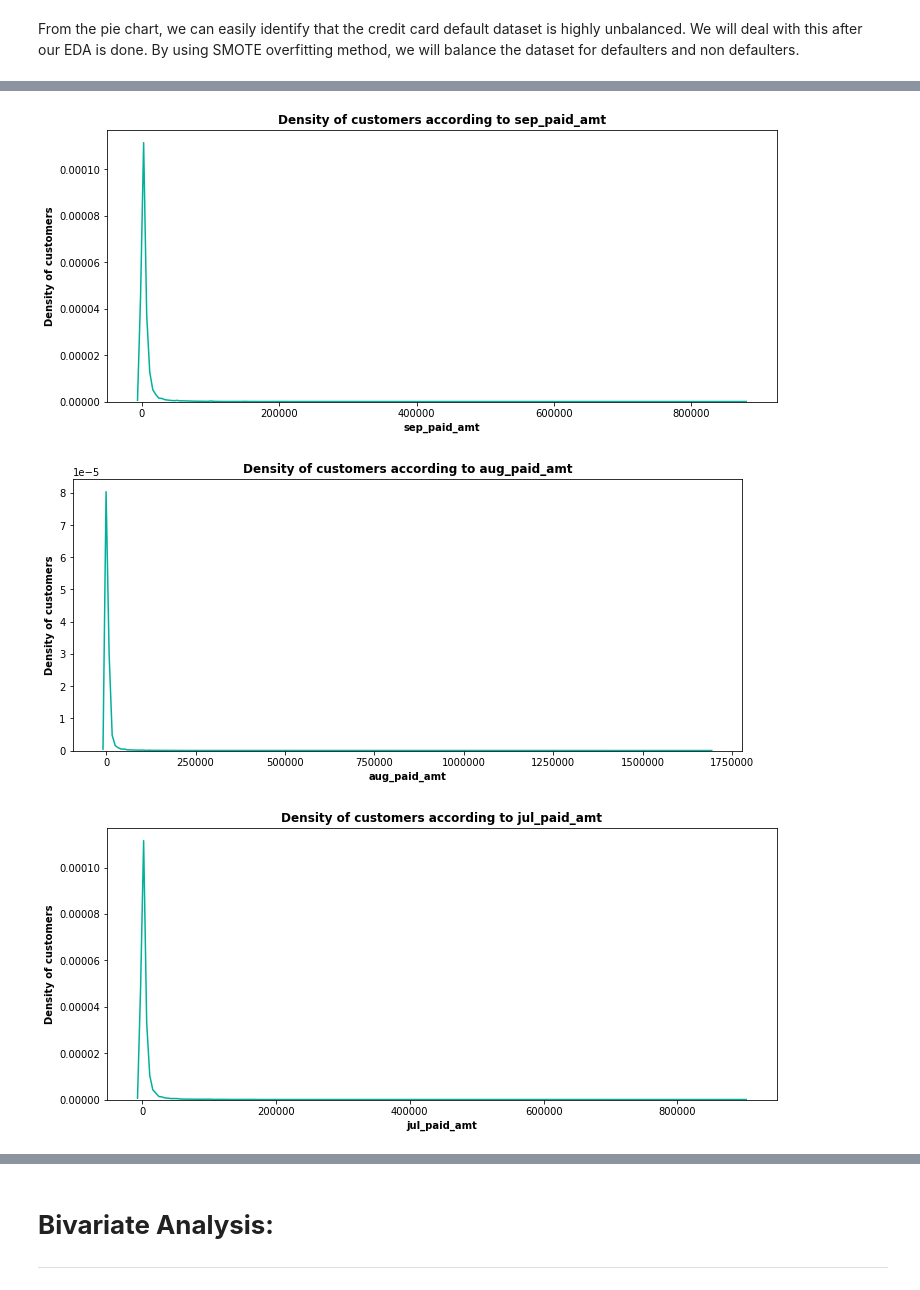
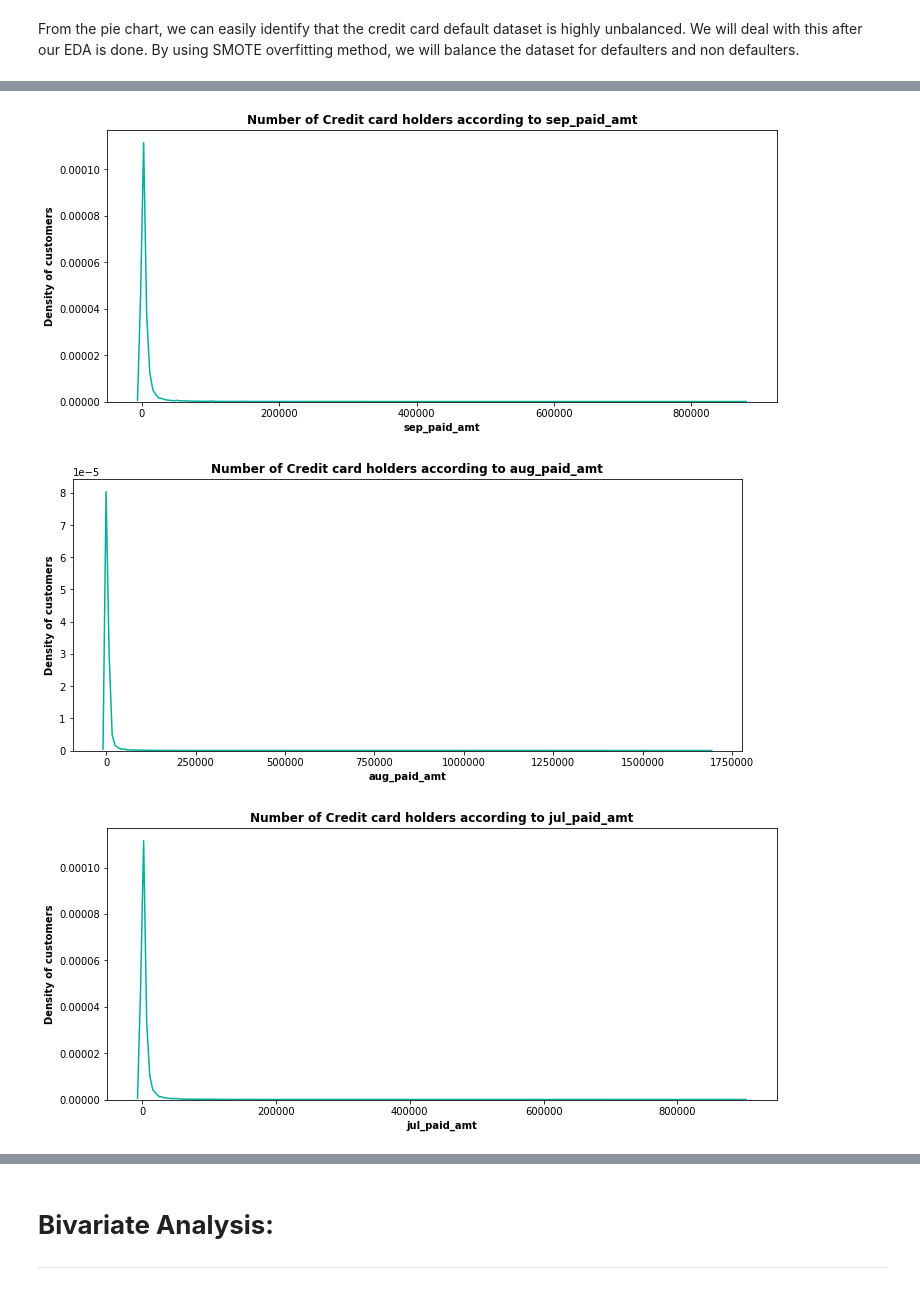
Before and after one commit to sskamalapurkar/Supervised-ML---Classification, a Jupyter notebook: Credit_card_default_prediction_Sayali_Kamalapurkar.ipynb, the cells around one changed output, grey strips where cells are left out. Cells and saved outputs as stored; diff of their text form; code cells hidden in the pictures.

```diff
--- a/Credit_card_default_prediction_Sayali_Kamalapurkar.ipynb
+++ b/Credit_card_default_prediction_Sayali_Kamalapurkar.ipynb
@@ -324,7 +329,7 @@ independent_columns_1 = ['gender', 'EDUCATION', 'MARRIAGE', 'repay_status_sep',
 # %%
 for col in independent_columns_1:
   sns.countplot(x = col, data = df, color = '#00b09b')
-  plt.title(f"Number of customers according to {col}", weight = 'bold')
+  plt.title(f"Number of Credit card holders according to {col}", weight = 'bold')
   plt.ylabel("Number of customers", weight = 'bold')
   plt.xlabel(f"{col}", weight = 'bold')
   plt.show()
@@ -346,7 +351,7 @@ independent_columns_2 = ['cred_lim', 'AGE', 'sep_bill', 'aug_bill', 'jul_bill',
 for col in independent_columns_2:
   plt.figure(figsize=(12,5))
   sns.kdeplot(x = col, data = df, color = '#00b09b')
-  plt.title(f"Density of customers according to {col}", weight = 'bold')
+  plt.title(f"Number of Credit card holders according to {col}", weight = 'bold')
   plt.ticklabel_format(style='plain', axis='x')
   plt.ylabel("Density of customers", weight = 'bold')
   plt.xlabel(f"{col}", weight = 'bold')
@@ -363,3 +368,3 @@ for col in independent_columns_2:
-[figure, old version]
+[figure, new version]
-[figure, old version]
+[figure, new version]
-[figure, old version]
+[figure, new version]
```
Also changed, not shown: parts of 112 cells of this notebook.
